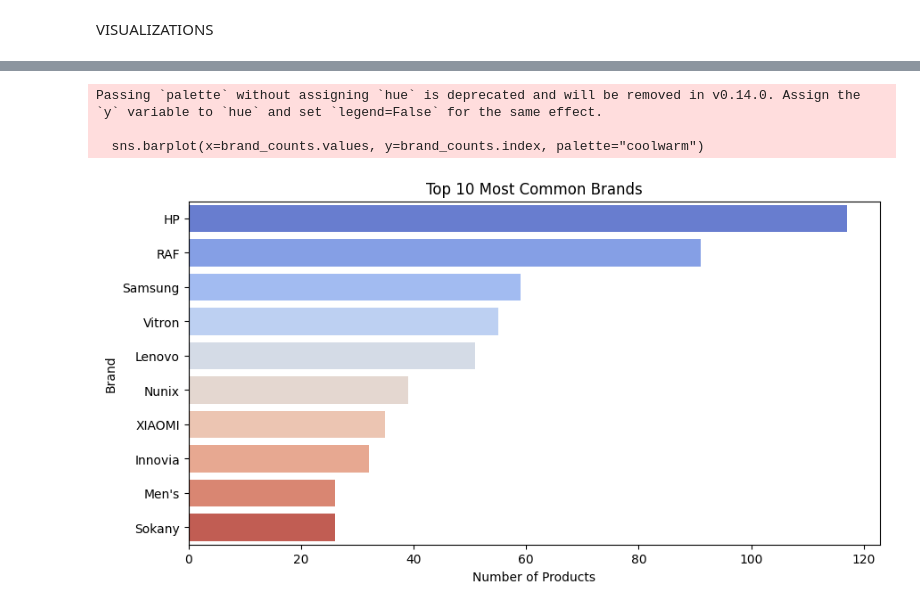
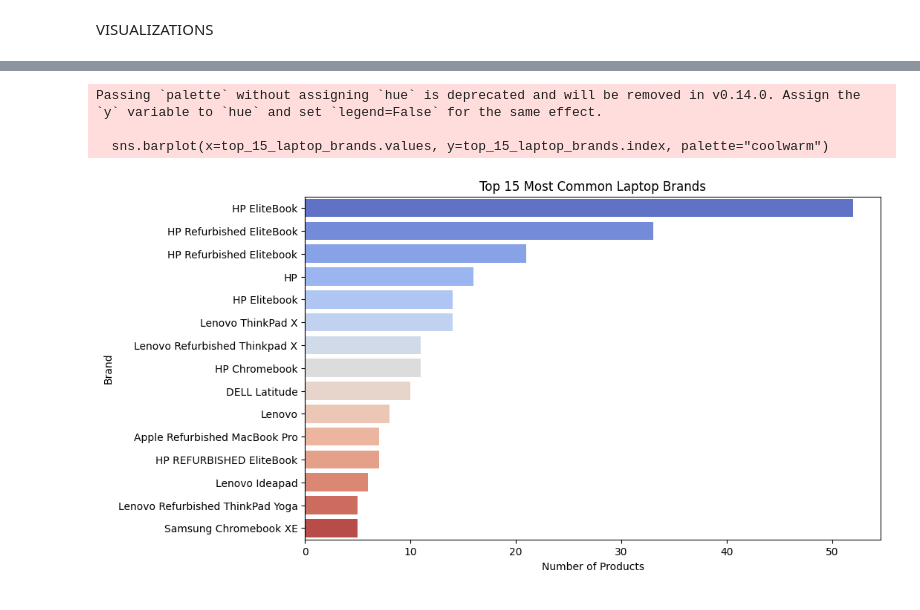
Before and after one commit to MwauraKai/pydata, a Jupyter notebook: capstone_project/jumia_scaper.ipynb, the cells around one changed output, grey strips where cells are left out. Drawn from its saved outputs; the diff is of its cells as text; code cells hidden in the pictures.

Commit message:
Changed the analysis to just phones,laptops and tables did EDA currentl working on visuals just got a hccup when working with brands

```diff
--- a/capstone_project/jumia_scaper.ipynb
+++ b/capstone_project/jumia_scaper.ipynb
@@ -308,0 +341,8 @@ Data count: 1,489 rows (Down from 1,600 due to outlier removal)
+# %%
+# Extract numeric rating and review count
+clean_df["Rating"] = clean_df["Review Count"].str.extract(r'(\d+\.\d+|\d+)').astype(float, errors='ignore')
+clean_df["Review Count"] = clean_df["Review Count"].str.extract(r'\((\d+)\)').astype(float, errors='ignore')
+
+# Handle missing values
+clean_df.fillna({"Price": 0, "Old Price": 0, "Discount": 0, "Rating": 0, "Review Count": 0}, inplace=True)
+clean_df.head(5)
@@ -308,0 +510,4 @@ Data count: 1,489 rows (Down from 1,600 due to outlier removal)
+# %%
+clean_df = clean_df[clean_df['Price'] <= 500000]
+print(f"Filtered out {len(price_outliers)} extreme price entries. Remaining: {len(clean_df)}")
+clean_df['Price'].max()
@@ -308,0 +517,4 @@ Data count: 1,489 rows (Down from 1,600 due to outlier removal)
+# %%
+clean_df = clean_df[clean_df['Old Price'] <= 500000]
+print(f"Filtered out {len(old_price_outliers)} extreme price entries. Remaining: {len(clean_df)}")
+clean_df['Old Price'].max()
@@ -440,0 +640,13 @@ Name: Phones, Length: 356, dtype: float64
+# %%
+# Group by Type of Product and Brand, and count occurrences
+brand_counts_by_category = clean_df.groupby(["Type of Product", "Brand"]).size()
+
+# Extract brands for each product type
+laptop_brands = brand_counts_by_category["Laptops"].sort_values(ascending=False)
+phone_brands = brand_counts_by_category["Phones"].sort_values(ascending=False)
+tablet_brands = brand_counts_by_category["Tablets"].sort_values(ascending=False)
+
+# Display the brand with the highest count for each product type
+print("Top Laptop Brand:", laptop_brands.idxmax(), "with", laptop_brands.max(), "products")
+print("Top Phone Brand:", phone_brands.idxmax(), "with", phone_brands.max(), "products")
+print("Top Tablet Brand:", tablet_brands.idxmax(), "with", tablet_brands.max(), "products")
@@ -441,16 +763,19 @@ Name: Phones, Length: 356, dtype: float64
 # %%
-# Visualization: Top 10 Brands by Count
-plt.figure(figsize=(10, 5))
-sns.barplot(x=brand_counts.values, y=brand_counts.index, palette="coolwarm")
+# Filter the top 15 laptop brands
+top_15_laptop_brands = laptop_brands.sort_values(ascending=False).head(15)
+
+# Visualization: Top 15 Laptop Brands by Count
+plt.figure(figsize=(10, 6))
+sns.barplot(x=top_15_laptop_brands.values, y=top_15_laptop_brands.index, palette="coolwarm")
 plt.xlabel("Number of Products")
 plt.ylabel("Brand")
-plt.title("Top 10 Most Common Brands")
+plt.title("Top 15 Most Common Laptop Brands")
 plt.show()
 # %% [output]
 Passing `palette` without assigning `hue` is deprecated and will be removed in v0.14.0. Assign the `y` variable to `hue` and set `legend=False` for the same effect.
 
-  sns.barplot(x=brand_counts.values, y=brand_counts.index, palette="coolwarm")
+  sns.barplot(x=top_15_laptop_brands.values, y=top_15_laptop_brands.index, palette="coolwarm")
-[figure, old version]
+[figure, new version]
 # %%
 phone_brand_counts_top_10 = brand_counts_by_category.loc['Phones'].sort_values(ascending=False).head(10)
 phone_brand_counts_top_10
```
Also changed, not shown: parts of 85 cells of this notebook, 1 other file.
